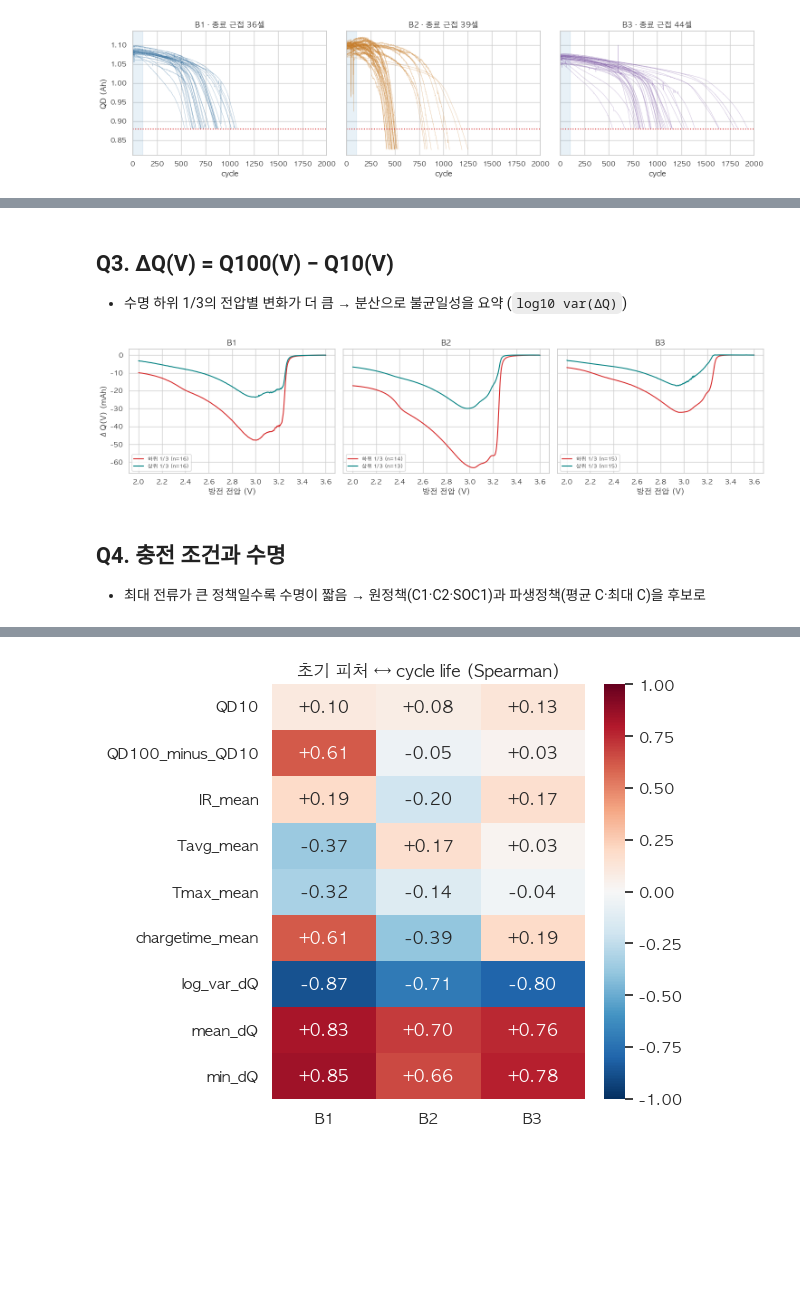
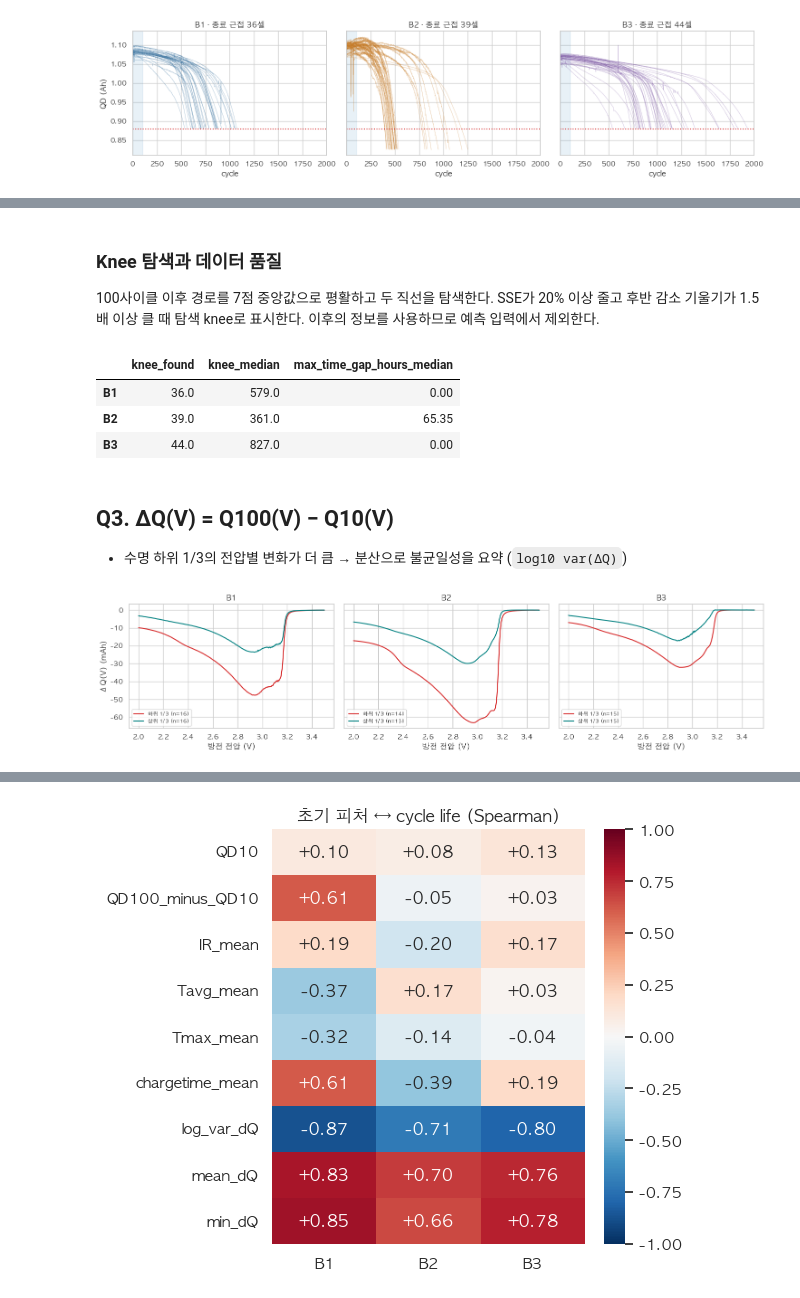
Before and after one commit to minsol1/ess-battery-project, a Jupyter notebook: notebooks/01_EDA.ipynb, the cells around one changed output, grey strips where cells are left out. Drawn from its saved outputs; the diff is of its cells as text; code cells hidden in the pictures; blank space fills up the shorter version.

```diff
--- a/notebooks/01_EDA.ipynb
+++ b/notebooks/01_EDA.ipynb
@@ -18,10 +16,12 @@ import pandas as pd
 import matplotlib.pyplot as plt
 import seaborn as sns
 
-# 한글 폰트(macOS) + 마이너스 기호 깨짐 방지
-plt.rcParams["font.family"] = "AppleGothic"
+# 설치된 한글 폰트가 있으면 사용하고, 그림의 영문 표기는 기본 폰트로도 표시한다.
+from matplotlib import font_manager
+fonts = {f.name for f in font_manager.fontManager.ttflist}
+font = next((f for f in ("AppleGothic", "Malgun Gothic", "NanumGothic") if f in fonts), "DejaVu Sans")
+sns.set_theme(style="whitegrid", font=font)
 plt.rcParams["axes.unicode_minus"] = False
-sns.set_theme(style="whitegrid", font="AppleGothic")
 
 # 배치별 색상 (Day 1 산출물과 동일한 톤)
 BATCH_COLOR = {"B1": "#2f6b9a", "B2": "#c77d2a", "B3": "#7f5aa6"}
@@ -51,7 +51,7 @@ feat.groupby("batch").agg(n=("cell_id", "size"), near_eol=("near_eol", "sum"),
 - B1에는 500 미만 셀이 없고, B2는 71.8%가 500 미만 → **B1에 없는 단수명 구간을 B2에서 평가**
 # %%
 # 배치별 수명 히스토그램 (세 배치 동일 구간 150~2,300)
-fig, axes = plt.subplots(1, 3, figsize=(15, 3.8), sharey=True)
+fig, axes = plt.subplots(1, feat.batch.nunique(), figsize=(5 * feat.batch.nunique(), 3.8), sharey=True)
 bins = np.arange(150, 2350, 150)
 for ax, (b, g) in zip(axes, feat.groupby("batch")):
     ax.hist(g["cycle_life"], bins=bins, color=BATCH_COLOR[b], edgecolor="white")
@@ -76,7 +88,7 @@ feat.groupby("batch")["cycle_life"].agg(
 - 10→100사이클 감소 속도는 장·단수명 차이가 없고, 마지막 20% 구간에서 단수명 셀이 1.5~1.8배 빠름
 # %%
 # 종료 근접 셀의 사이클별 방전용량(QD) 곡선
-fig, axes = plt.subplots(1, 3, figsize=(15, 3.8), sharey=True)
+fig, axes = plt.subplots(1, feat.batch.nunique(), figsize=(5 * feat.batch.nunique(), 3.8), sharey=True)
 use = feat[feat["near_eol"]]
 for ax, (b, g) in zip(axes, use.groupby("batch")):
     for cid in g["cell_id"]:
@@ -90,20 +102,14 @@ axes[0].set_ylabel("QD (Ah)"); plt.tight_layout(); plt.show()
 # %% [output]
 [figure]
 # %%
-# 장수명 vs 단수명 열화 속도 (mAh/사이클, 감소가 양수) — 종료 근접 셀, 배치별 수명 하위·상위 1/3 중앙값
-#   early: 10→100사이클 (모델 입력 구간) / late: 수명 마지막 20% 구간
-def fade_rates(cid, life):
-    g = summary[(summary.cell_id == cid) & summary.QD.between(0.8, 1.2)].set_index("cycle")["QD"]
-    q = lambda c: g.loc[c - 2:c + 2].median()   # 측정 잡음 완화: 앞뒤 2사이클 중앙값
-    return {"early": (q(10) - q(100)) * 1000 / 90,
-            "late": (q(int(life * 0.8)) - g.iloc[-1]) * 1000 / (life * 0.2)}
+from src.eda import summarize
 
-fade = use[["cell_id", "batch", "cycle_life"]].join(
-    pd.DataFrame([fade_rates(c, l) for c, l in zip(use.cell_id, use.cycle_life)], index=use.index))
+eda = summarize()
+fade = eda["fades"]
 rows = []
 for b, g in fade.groupby("batch"):
     lo, hi = g.cycle_life.quantile([1/3, 2/3])
-    for name, sub in [("단수명 하위 1/3", g[g.cycle_life <= lo]), ("장수명 상위 1/3", g[g.cycle_life >= hi])]:
+    for name, sub in [("수명 하위 1/3", g[g.cycle_life <= lo]), ("수명 상위 1/3", g[g.cycle_life >= hi])]:
         rows.append({"batch": b, "group": name, "n": len(sub), **sub[["early", "late"]].median().round(3)})
 pd.DataFrame(rows)
 # %% [output]
@@ -117,21 +140,28 @@ pd.DataFrame(rows)
+# %% [markdown]
+### Knee 탐색과 데이터 품질
+
+100사이클 이후 경로를 7점 중앙값으로 평활하고 두 직선을 탐색한다. SSE가 20% 이상 줄고 후반 감소 기울기가 1.5배 이상 클 때 탐색 knee로 표시한다. 이후의 정보를 사용하므로 예측 입력에서 제외한다.
+# %%
+pd.DataFrame(eda["stats"]["batches"]).T[["knee_found", "knee_median", "max_time_gap_hours_median"]].round(2)
+# %% [output]
+|  | knee_found | knee_median | max_time_gap_hours_median |
+| B1 | 36.0 | 579.0 | 0.00 |
+| B2 | 39.0 | 361.0 | 65.35 |
+| B3 | 44.0 | 827.0 | 0.00 |
 # %% [markdown]
 ## Q3. ΔQ(V) = Q100(V) − Q10(V)
 - 수명 하위 1/3의 전압별 변화가 더 큼 → 분산으로 불균일성을 요약 (`log10 var(ΔQ)`)
 # %%
-# Qdlin 은 3.6V → 2.0V 구간을 1,000점으로 선형 보간한 방전 용량
-V = np.linspace(3.6, 2.0, 1000)
-fig, axes = plt.subplots(1, 3, figsize=(15, 3.8), sharey=True)
+# 원자료 Vdlin: 3.5V → 2.0V, 1,000점. 임의의 전압축을 만들지 않는다.
+fig, axes = plt.subplots(1, feat.batch.nunique(), figsize=(5 * feat.batch.nunique(), 3.8), sharey=True)
 for ax, (b, g) in zip(axes, feat.groupby("batch")):
     # 배치 안에서 수명 하위 1/3 vs 상위 1/3
     lo, hi = g["cycle_life"].quantile([1/3, 2/3])
     for name, sub, color in [("하위 1/3", g[g.cycle_life <= lo], "tab:red"), ("상위 1/3", g[g.cycle_life >= hi], "teal")]:
         # 셀별 ΔQ(V) 곡선(mAh)을 쌓아 평균 곡선을 그림
         curves = np.stack([delta_q(qdlin, c) * 1000 for c in sub["cell_id"]])
-        ax.plot(V, curves.mean(0), color=color, label=f"{name} (n={len(sub)})")
+        ax.plot(qdlin[f"voltage|{b}"], curves.mean(0), color=color, label=f"{name} (n={len(sub)})")
     ax.set_title(b); ax.set_xlabel("방전 전압 (V)"); ax.legend(fontsize=8)
 axes[0].set_ylabel("ΔQ(V) (mAh)"); plt.tight_layout(); plt.show()
 # %% [output]
-[figure, old version]
+[figure, new version]
-# %% [markdown]
-## Q4. 충전 조건과 수명
-- 최대 전류가 큰 정책일수록 수명이 짧음 → 원정책(C1·C2·SOC1)과 파생정책(평균 C·최대 C)을 후보로
```
Also changed, not shown: parts of 12 cells of this notebook, 32 other files.
